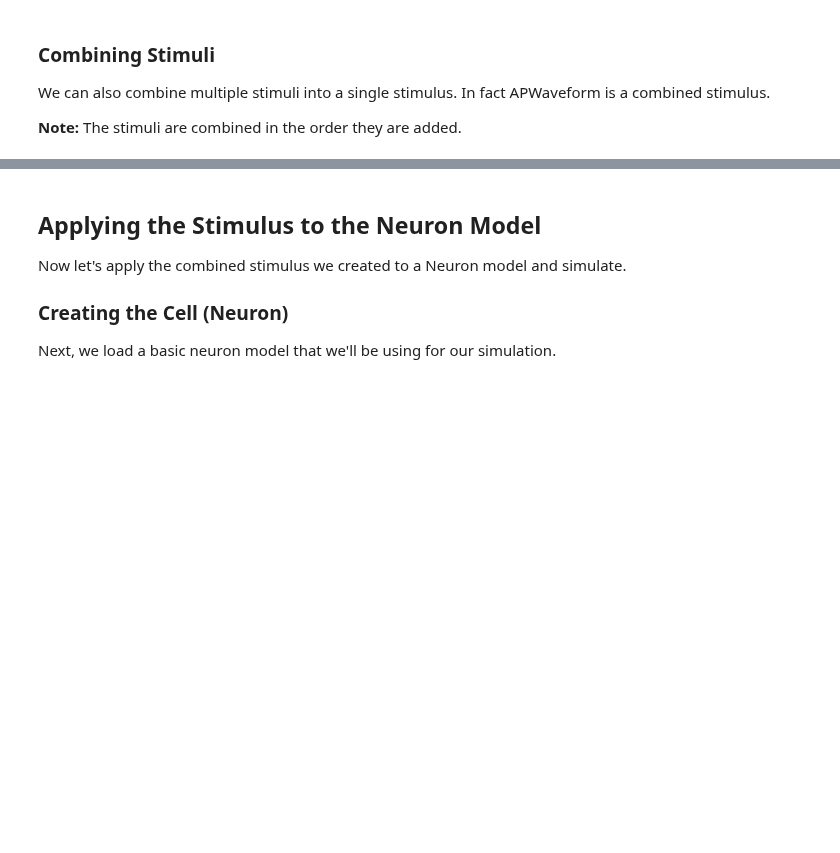
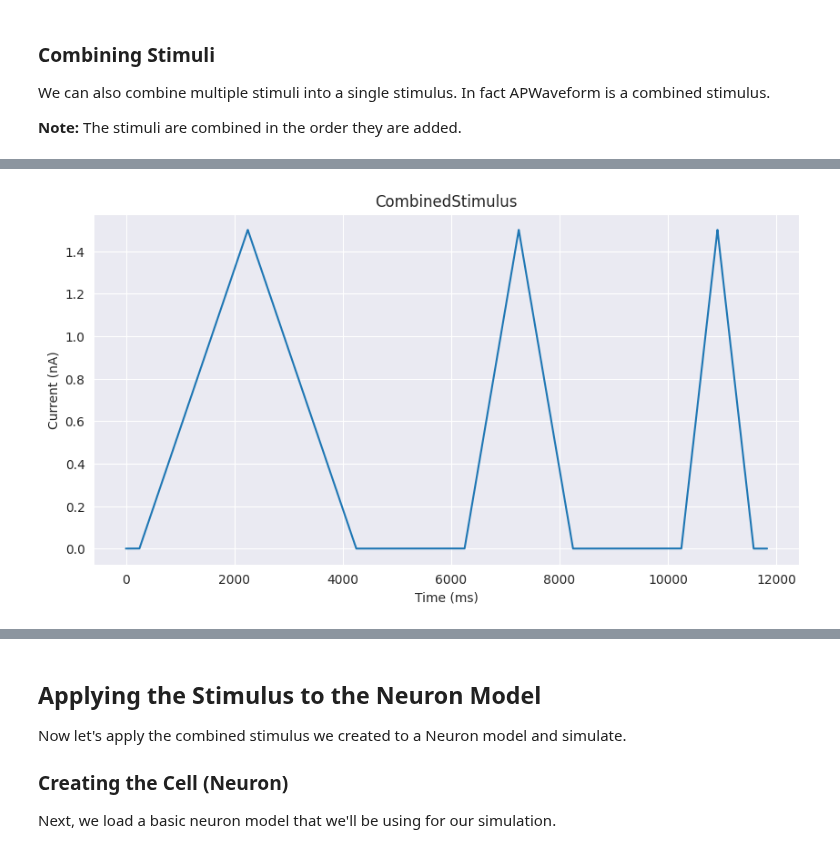
Before and after one commit to BlueBrain/BlueCelluLab, a Jupyter notebook: examples/5-stimuli/stimuli.ipynb, the cells around one changed output, grey strips where cells are left out. Drawn from its saved outputs; the diff is of its cells as text; code cells hidden in the pictures; blank space fills up the shorter version.

Commit message:
add cheops stimuli (#172)

```diff
--- a/examples/5-stimuli/stimuli.ipynb
+++ b/examples/5-stimuli/stimuli.ipynb
@@ -100,0 +110,6 @@ ax.figure.set_size_inches(10, 5)
+# %%
+# PosCheops stimulus
+pos_cheops = stim_factory.pos_cheops(threshold_current=0.5)
+ax = pos_cheops.plot()
+# %% [output]
+[figure, added]
```
Also changed, not shown: parts of 8 cells of this notebook, 5 other files.
